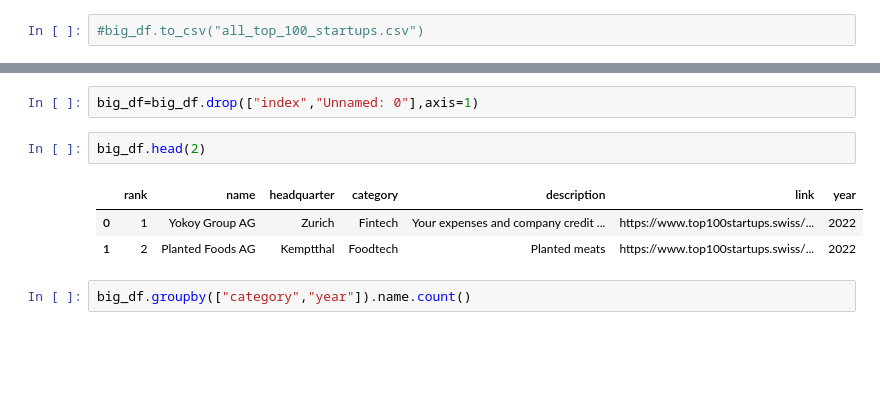
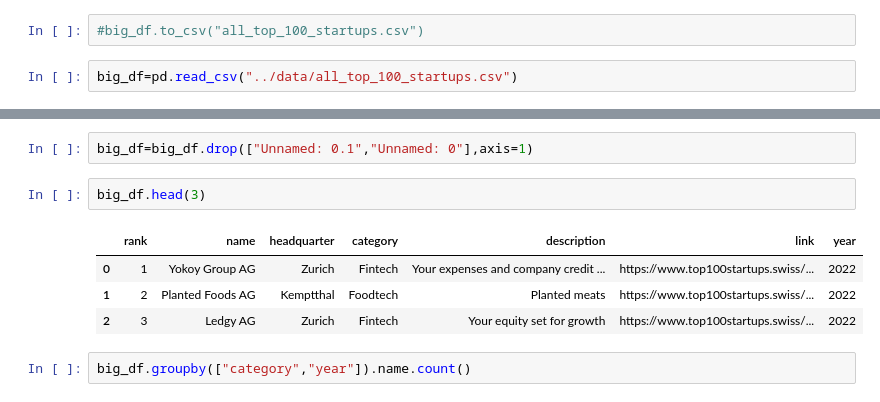
Before and after one commit to naemigraf/Start_up_Analyze, a Jupyter notebook: notebooks/web_scrape_stefan.ipynb, the cells around one changed output, grey strips where cells are left out. Drawn from its saved outputs; the diff is of its cells as text; blank space fills up the shorter version.

```diff
--- a/notebooks/web_scrape_stefan.ipynb
+++ b/notebooks/web_scrape_stefan.ipynb
@@ -184,3 +185,5 @@ big_df
 | 398 | 98 | 98 | 99 | recapp IT AG | Visp | ICT | Spracherkennung in allen Schweize... | https://www.top100startups.swiss/... | 2019 |
 # %%
 #big_df.to_csv("all_top_100_startups.csv")
+# %%
+big_df=pd.read_csv("../data/all_top_100_startups.csv")
@@ -187,11 +196,12 @@ big_df
 # %%
-big_df=big_df.drop(["index","Unnamed: 0"],axis=1)
+big_df=big_df.drop(["Unnamed: 0.1","Unnamed: 0"],axis=1)
 # %%
-big_df.head(2)
+big_df.head(3)
 # %% [output]
 |  | rank | name | headquarter | category | description | link | year |
 | 0 | 1 | Yokoy Group AG | Zurich | Fintech | Your expenses and company credit ... | https://www.top100startups.swiss/... | 2022 |
 | 1 | 2 | Planted Foods AG | Kemptthal | Foodtech | Planted meats | https://www.top100startups.swiss/... | 2022 |
+| 2 | 3 | Ledgy AG | Zurich | Fintech | Your equity set for growth | https://www.top100startups.swiss/... | 2022 |
 # %%
 big_df.groupby(["category","year"]).name.count()
 # %% [output]
```
Also changed, not shown: parts of 39 cells of this notebook.
